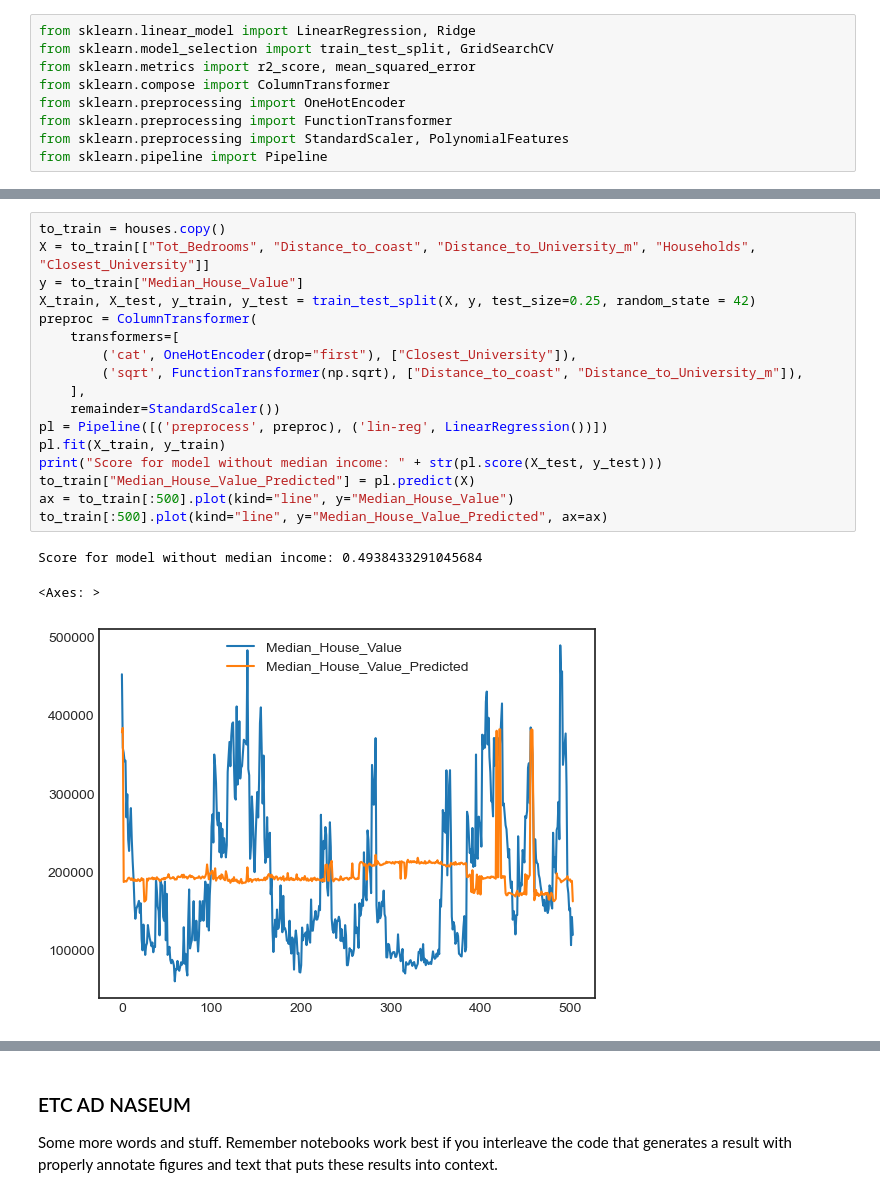
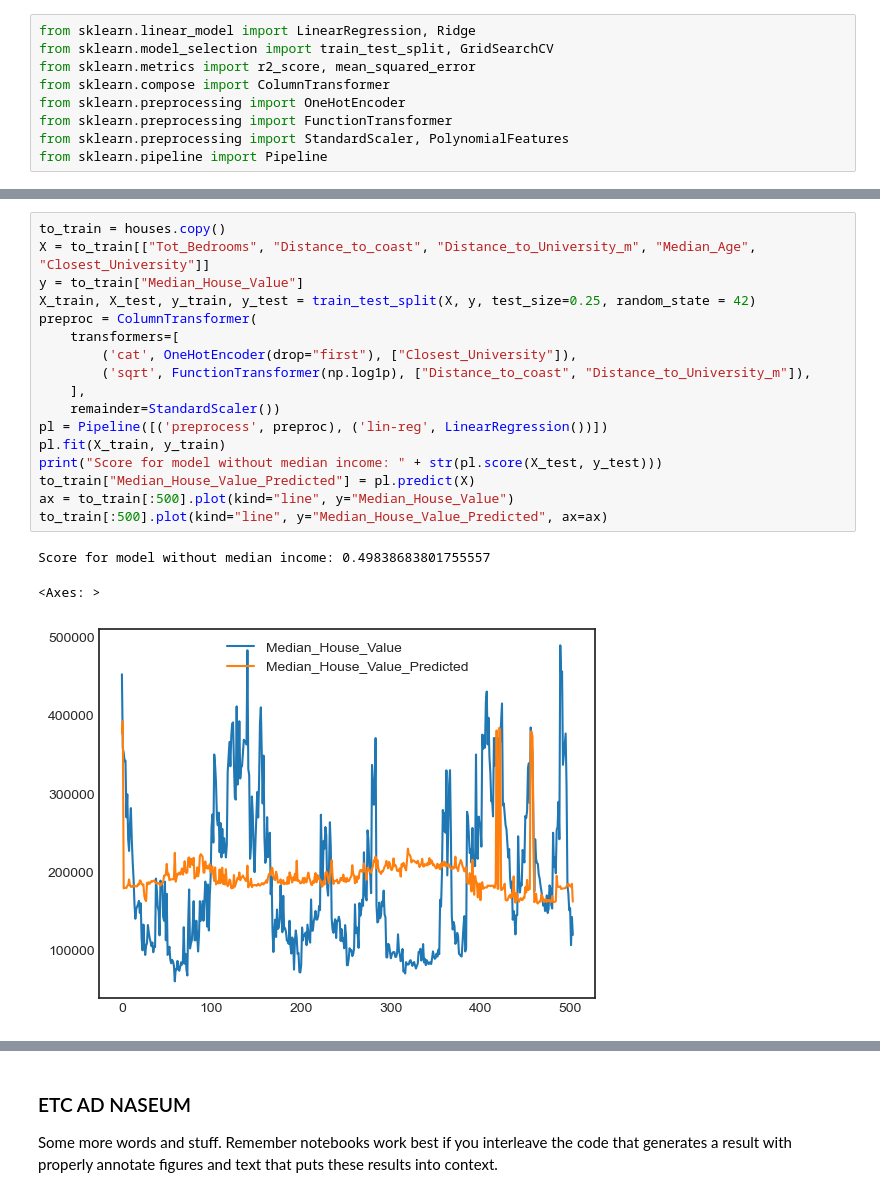
Before and after one commit to COGS108/Group091_WI26, a Jupyter notebook: 03-FinalProject.ipynb, the cells around one changed output, grey strips where cells are left out. Drawn from its saved outputs; the diff is of its cells as text.

Commit message:
added some touches to the models

```diff
--- a/03-FinalProject.ipynb
+++ b/03-FinalProject.ipynb
@@ -830,21 +896,21 @@ Score for best model: 0.6957465301317703
 # %%
 to_train = houses.copy()
-X = to_train[["Tot_Bedrooms", "Distance_to_coast", "Distance_to_University_m", "Households", "Closest_University"]]
+X = to_train[["Tot_Bedrooms", "Distance_to_coast", "Distance_to_University_m", "Median_Age", "Closest_University"]]
 y = to_train["Median_House_Value"]
 X_train, X_test, y_train, y_test = train_test_split(X, y, test_size=0.25, random_state = 42)
 preproc = ColumnTransformer(
     transformers=[
         ('cat', OneHotEncoder(drop="first"), ["Closest_University"]),
-        ('sqrt', FunctionTransformer(np.sqrt), ["Distance_to_coast", "Distance_to_University_m"]),
+        ('sqrt', FunctionTransformer(np.log1p), ["Distance_to_coast", "Distance_to_University_m"]),
     ],
     remainder=StandardScaler())
 pl = Pipeline([('preprocess', preproc), ('lin-reg', LinearRegression())])
 pl.fit(X_train, y_train)
 print("Score for model without median income: " + str(pl.score(X_test, y_test)))
 to_train["Median_House_Value_Predicted"] = pl.predict(X)
 ax = to_train[:500].plot(kind="line", y="Median_House_Value")
 to_train[:500].plot(kind="line", y="Median_House_Value_Predicted", ax=ax)
 # %% [output]
-Score for model without median income: 0.4938433291045684
+Score for model without median income: 0.49838683801755557
 <Axes: >
-[figure, old version]
+[figure, new version]
```
Also changed, not shown: parts of 7 cells of this notebook.
